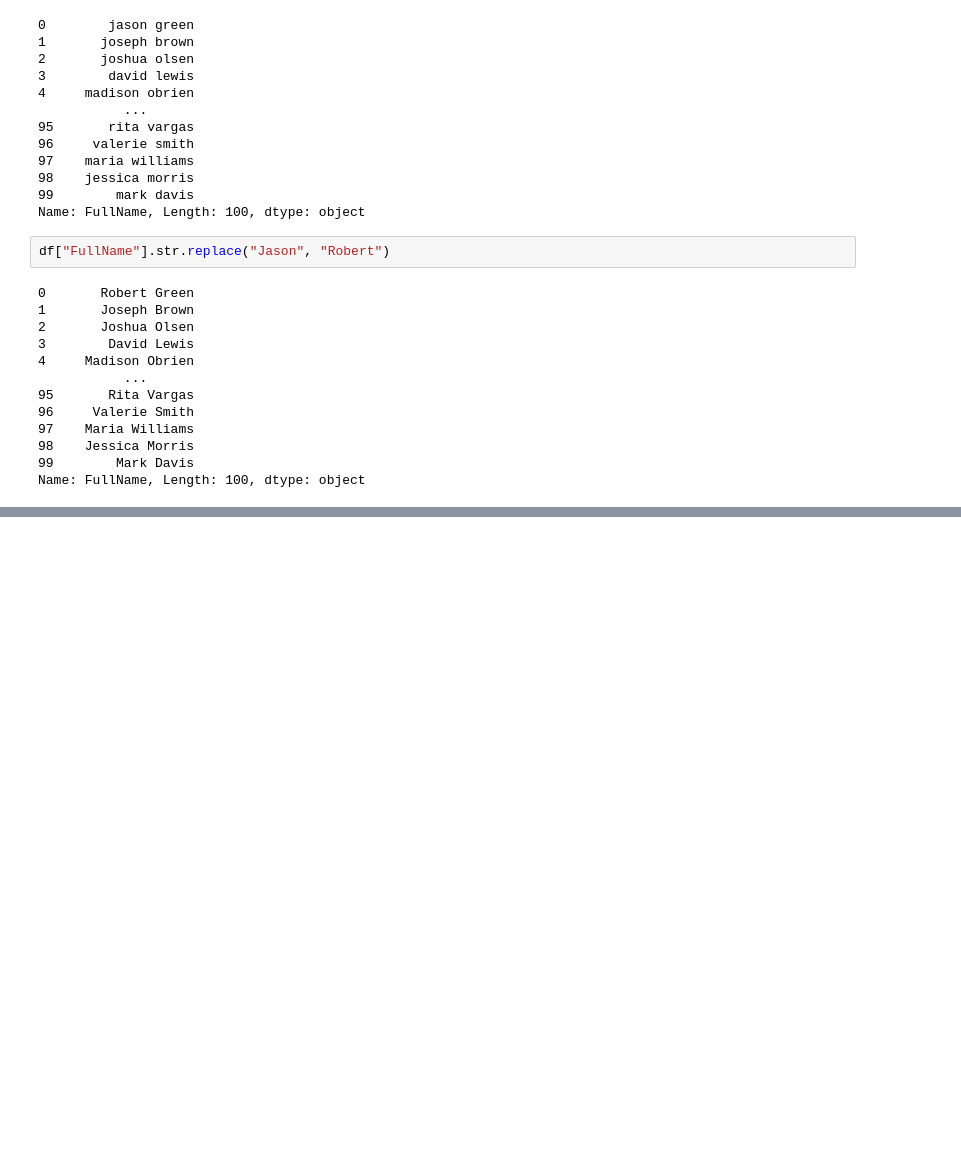
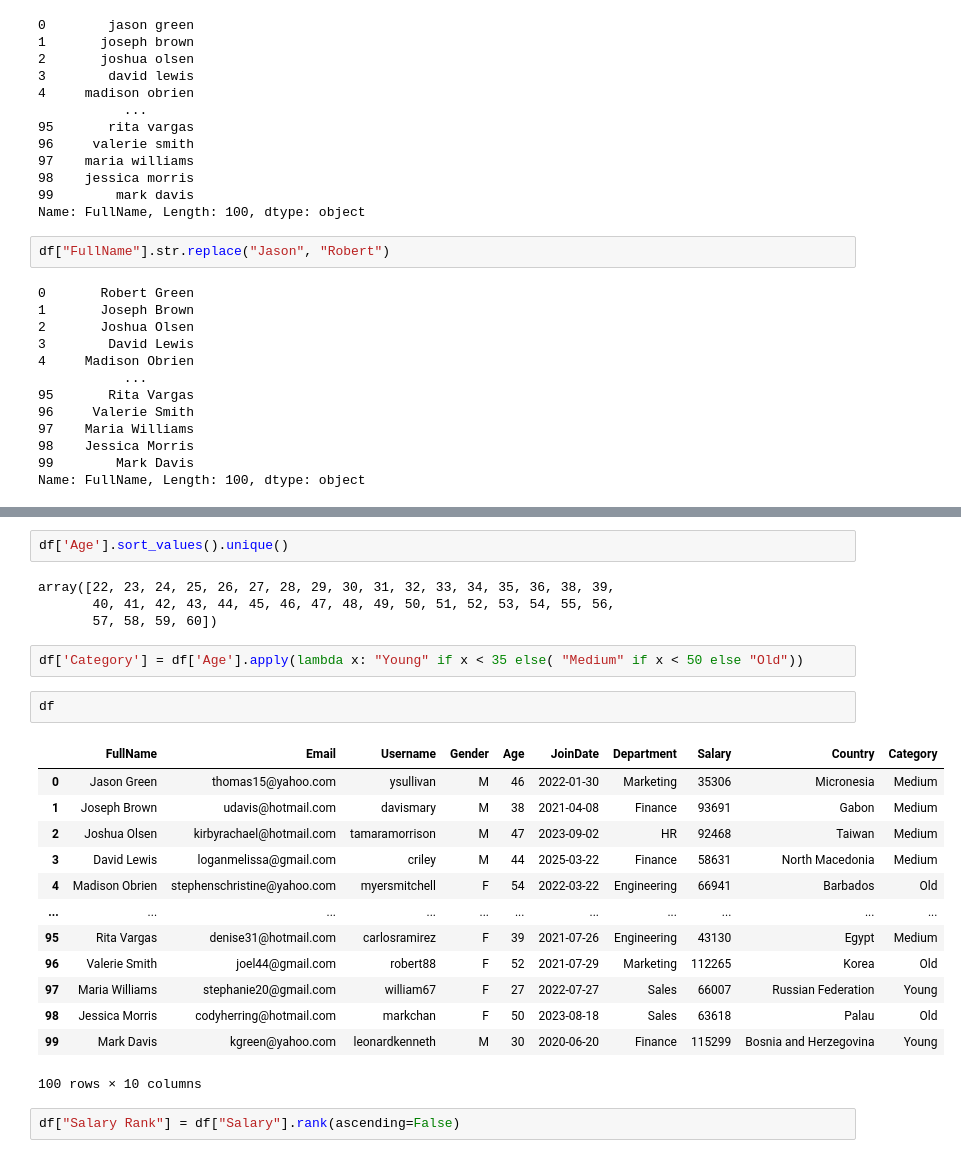
Before and after one commit to prasad-hp/Data_Analysis_Practice, a Jupyter notebook: dataframe.ipynb, the cells around one changed output, grey strips where cells are left out. Cells and saved outputs as stored; diff of their text form; blank space fills up the shorter version.

```diff
--- a/dataframe.ipynb
+++ b/dataframe.ipynb
@@ -473,0 +487,26 @@ Name: FullName, Length: 100, dtype: object
+# %%
+df['Age'].sort_values().unique()
+# %% [output]
+array([22, 23, 24, 25, 26, 27, 28, 29, 30, 31, 32, 33, 34, 35, 36, 38, 39,
+       40, 41, 42, 43, 44, 45, 46, 47, 48, 49, 50, 51, 52, 53, 54, 55, 56,
+       57, 58, 59, 60])
+# %%
+df['Category'] = df['Age'].apply(lambda x: "Young" if x < 35 else( "Medium" if x < 50 else "Old"))
+# %%
+df
+# %% [output]
+|  | FullName | Email | Username | Gender | Age | JoinDate | Department | Salary | Country | Category |
+| 0 | Jason Green | thomas15@yahoo.com | ysullivan | M | 46 | 2022-01-30 | Marketing | 35306 | Micronesia | Medium |
+| 1 | Joseph Brown | udavis@hotmail.com | davismary | M | 38 | 2021-04-08 | Finance | 93691 | Gabon | Medium |
+| 2 | Joshua Olsen | kirbyrachael@hotmail.com | tamaramorrison | M | 47 | 2023-09-02 | HR | 92468 | Taiwan | Medium |
+| 3 | David Lewis | loganmelissa@gmail.com | criley | M | 44 | 2025-03-22 | Finance | 58631 | North Macedonia | Medium |
+| 4 | Madison Obrien | stephenschristine@yahoo.com | myersmitchell | F | 54 | 2022-03-22 | Engineering | 66941 | Barbados | Old |
+| ... | ... | ... | ... | ... | ... | ... | ... | ... | ... | ... |
+| 95 | Rita Vargas | denise31@hotmail.com | carlosramirez | F | 39 | 2021-07-26 | Engineering | 43130 | Egypt | Medium |
+| 96 | Valerie Smith | joel44@gmail.com | robert88 | F | 52 | 2021-07-29 | Marketing | 112265 | Korea | Old |
+| 97 | Maria Williams | stephanie20@gmail.com | william67 | F | 27 | 2022-07-27 | Sales | 66007 | Russian Federation | Young |
+| 98 | Jessica Morris | codyherring@hotmail.com | markchan | F | 50 | 2023-08-18 | Sales | 63618 | Palau | Old |
+| 99 | Mark Davis | kgreen@yahoo.com | leonardkenneth | M | 30 | 2020-06-20 | Finance | 115299 | Bosnia and Herzegovina | Young |
+100 rows × 10 columns
+# %%
+df["Salary Rank"] = df["Salary"].rank(ascending=False)
```
Also changed, not shown: parts of 6 cells of this notebook, 4 other files.
